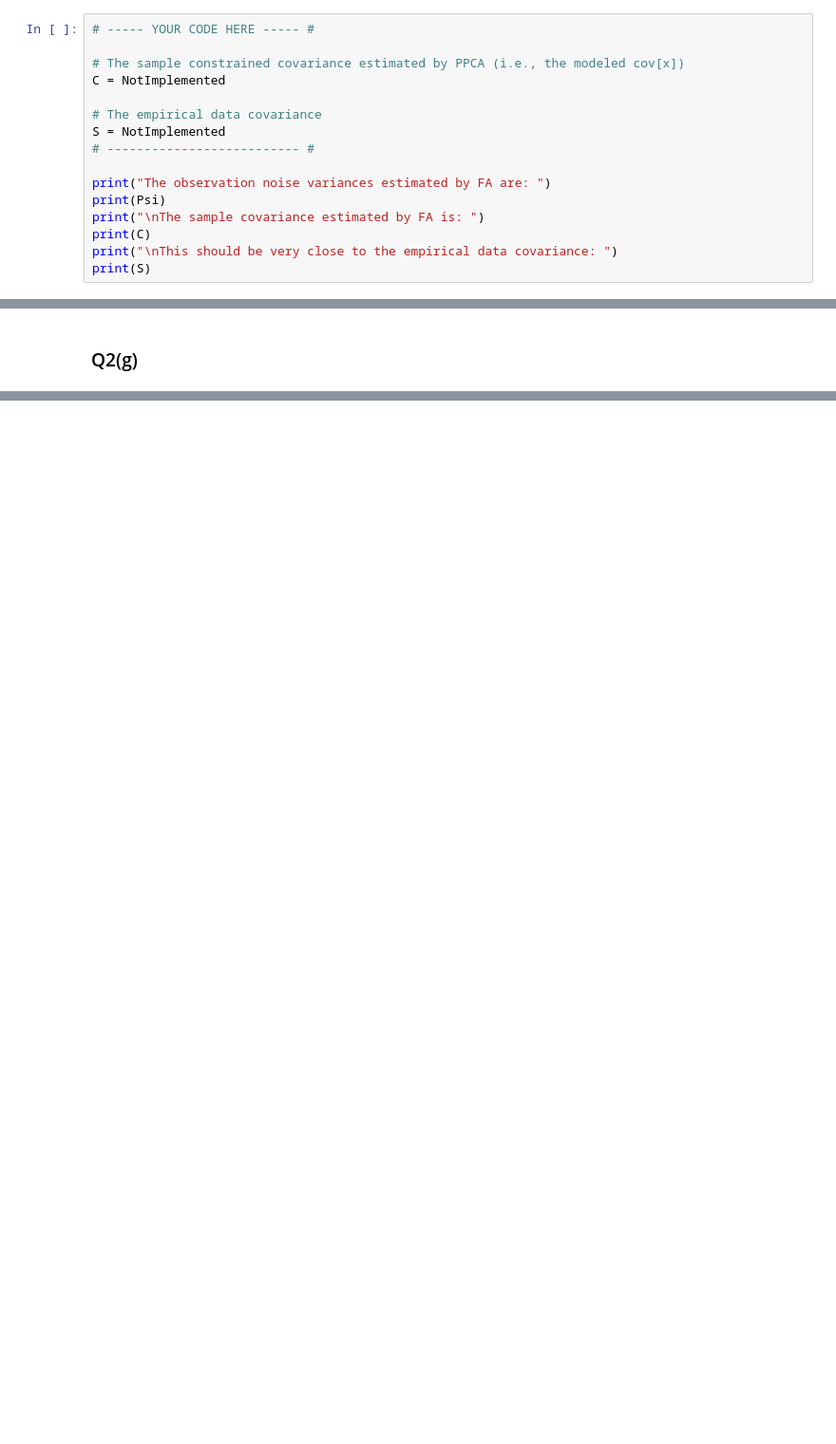
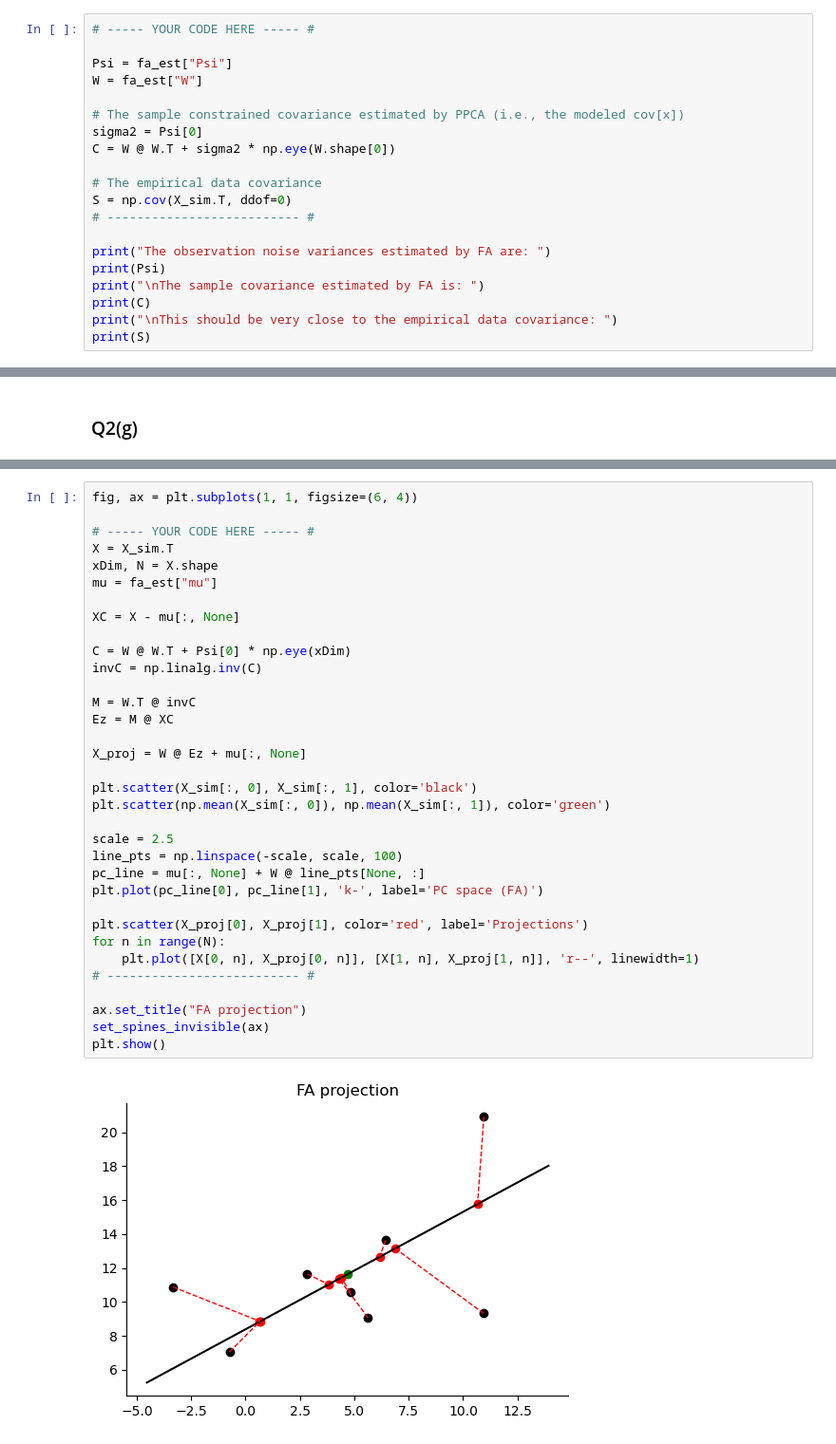
Before and after one commit to khanakagrawal/ML_for_Neuro, a Jupyter notebook: hw3/HW3.ipynb, the cells around one changed output, grey strips where cells are left out. Shown at 95% size. Saved outputs shown, nothing was run; the diff lists cells and outputs as text; blank space fills up the shorter version.

Commit message:
last part, showing FA projection

```diff
--- a/hw3/HW3.ipynb
+++ b/hw3/HW3.ipynb
@@ -453,11 +453,15 @@ EzzT = [[8.00012875]]
 # %%
 # ----- YOUR CODE HERE ----- #
 
+Psi = fa_est["Psi"]
+W = fa_est["W"]
+
 # The sample constrained covariance estimated by PPCA (i.e., the modeled cov[x])
-C = NotImplemented
+sigma2 = Psi[0]
+C = W @ W.T + sigma2 * np.eye(W.shape[0])
 
 # The empirical data covariance
-S = NotImplemented
+S = np.cov(X_sim.T, ddof=0)
 # -------------------------- #
 
 print("The observation noise variances estimated by FA are: ")
@@ -480,0 +486,36 @@ plt.show()
+# %%
+fig, ax = plt.subplots(1, 1, figsize=(6, 4))
+
+# ----- YOUR CODE HERE ----- #
+X = X_sim.T
+xDim, N = X.shape
+mu = fa_est["mu"]
+
+XC = X - mu[:, None]
+
+C = W @ W.T + Psi[0] * np.eye(xDim)
+invC = np.linalg.inv(C)
+
+M = W.T @ invC
+Ez = M @ XC
+
+X_proj = W @ Ez + mu[:, None]
+
+plt.scatter(X_sim[:, 0], X_sim[:, 1], color='black')
+plt.scatter(np.mean(X_sim[:, 0]), np.mean(X_sim[:, 1]), color='green')
+
+scale = 2.5
+line_pts = np.linspace(-scale, scale, 100)
+pc_line = mu[:, None] + W @ line_pts[None, :]
+plt.plot(pc_line[0], pc_line[1], 'k-', label='PC space (FA)')
+
+plt.scatter(X_proj[0], X_proj[1], color='red', label='Projections')
+for n in range(N):
+    plt.plot([X[0, n], X_proj[0, n]], [X[1, n], X_proj[1, n]], 'r--', linewidth=1)
+# -------------------------- #
+
+ax.set_title("FA projection")
+set_spines_invisible(ax)
+plt.show()
+# %% [output]
+[figure, added]
```
Also changed, not shown: parts of 2 cells of this notebook.
